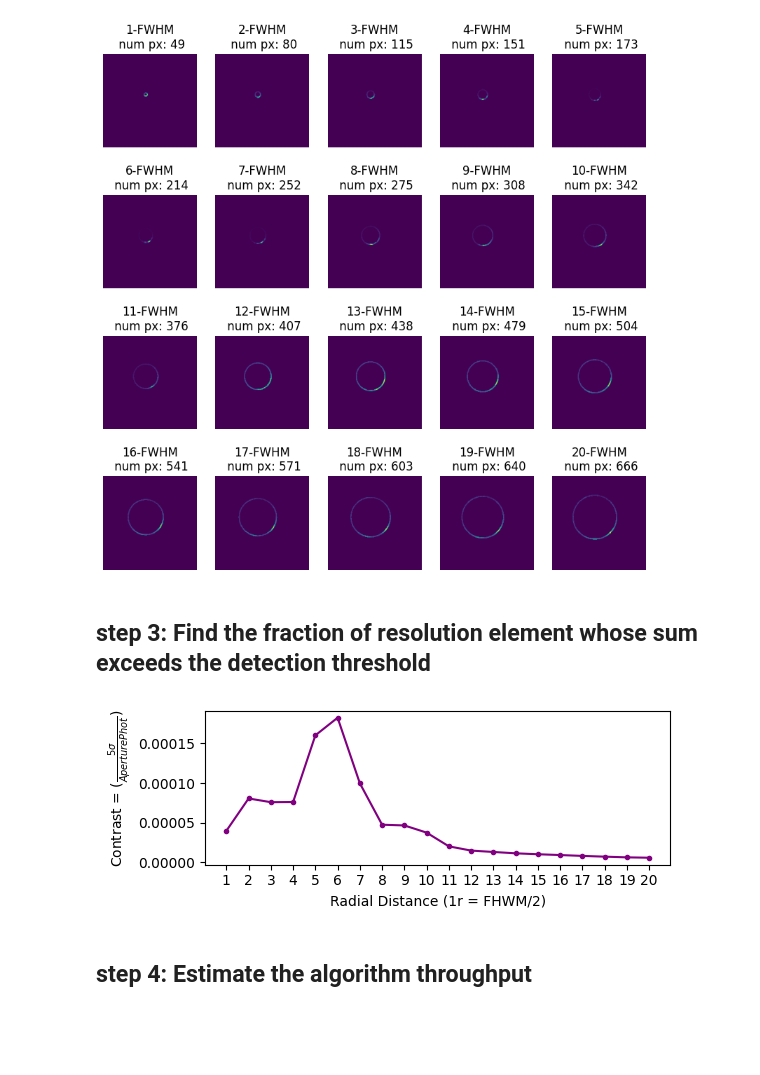
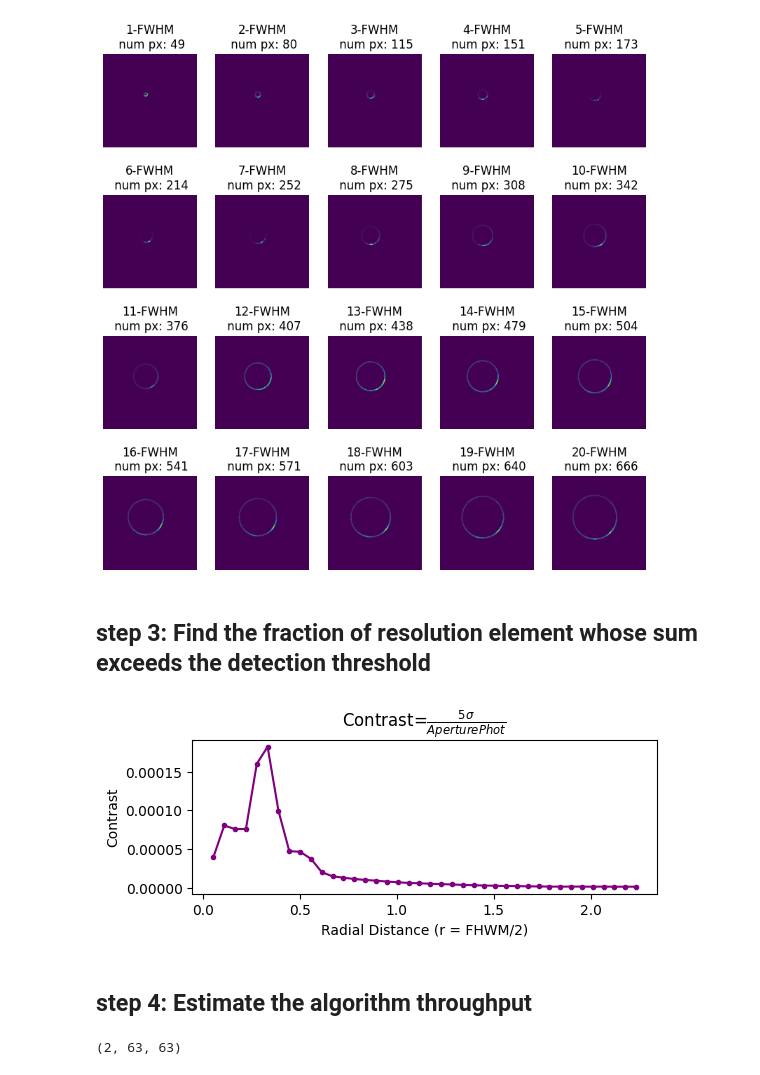
Before and after one commit to yemsnucleus/NEGFC, a Jupyter notebook: presentation/notebooks/contrast_curve.ipynb, the cells around one changed output. Drawn from its saved outputs; the diff is of its cells as text; code cells hidden in the pictures; blank space fills up the shorter version.

Commit message:
contrast curve not finished

```diff
--- a/presentation/notebooks/contrast_curve.ipynb
+++ b/presentation/notebooks/contrast_curve.ipynb
@@ -78,7 +78,7 @@ for ax, title in zip(axes, ['original', 'fake', 'subtraction']):
 # %%
 nframes, width, height = cube.shape
 max_boundary = width * 0.5
-num_rings =  20
+num_rings =  40
 
 regions = get_rings(row['optimal_x'], row['optimal_y'],
                     fhwm=row['fwhm_mean'],
@@ -95,5 +95,3 @@ for i in range(1, 21):
     axes[i-1].set_title('{}-FWHM\n num px: {}'.format(i, N))
 # %% [output]
 [figure]
-# %% [markdown]
-## step 3: Find the fraction of resolution element whose sum exceeds the detection threshold
@@ -103,0 +98,2 @@ ap_phot = get_aperture_photometry(cube, row['optimal_x'], row['optimal_y'],
+# %% [markdown]
+## step 3: Find the fraction of resolution element whose sum exceeds the detection threshold
@@ -104,13 +104,22 @@ ap_phot = get_aperture_photometry(cube, row['optimal_x'], row['optimal_y'],
+# %%
+contrast = get_contrast(regions, ap_phot, factor=5)
 # %%
-x_range = range(1, 21, 1)
+import matplotlib.ticker as ticker
+x_range = np.arange(1, 41, 1)
 plt.figure(figsize=(6, 2))
-plt.plot(x_range, contrast, marker='.', color='purple')
-plt.ylabel(r'Contrast = ($\frac{5\sigma}{AperturePhot}$)')
-plt.xlabel('Radial Distance (1r = FHWM/2)')
-plt.xticks(x_range)
+
+plt.plot(x_range*row['fwhm_mean']*0.01225, contrast, marker='.', color='purple')
+plt.ylabel(r'Contrast')
+plt.xlabel('Radial Distance (r = FHWM/2)')
+
+plt.title(r'Contrast=$\frac{5\sigma}{AperturePhot}$')
 plt.show()
 # %% [output]
-[figure, old version]
+[figure, new version]
-# %% [markdown]
-## step 4: Estimate the algorithm throughput
+# %% [markdown]
+## step 4: Estimate the algorithm throughput
+# %%
+psfs.shape
+# %% [output]
+(2, 63, 63)
 # %%
```
Also changed, not shown: parts of 10 cells of this notebook, 2 other files.
